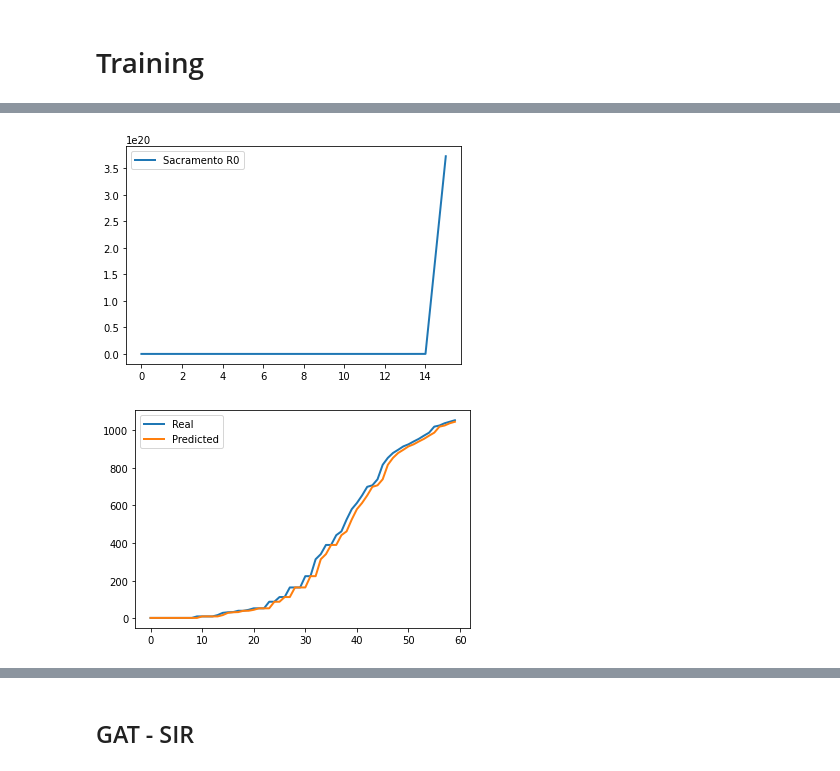
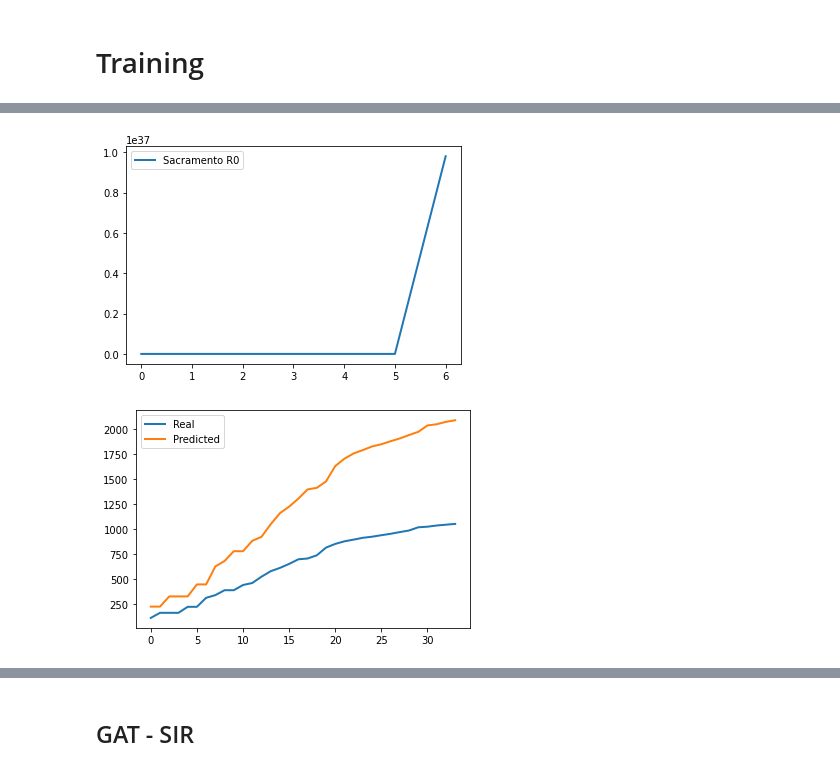
Before and after one commit to yiguanz/epidemic, a Jupyter notebook: covid19-severity-prediction/R0.ipynb, the cells around one changed output, grey strips where cells are left out. Saved outputs shown, nothing was run; the diff lists cells and outputs as text; code cells hidden in the pictures.

```diff
--- a/covid19-severity-prediction/R0.ipynb
+++ b/covid19-severity-prediction/R0.ipynb
@@ -55,4 +72,4 @@ temp_deaths = np.stack(temp_deaths, 1)
 # %%
-keys = df.keys()
-for i, val in enumerate(df.iloc[4]):
-    print(i, '\t', keys[i], '\t', val)
+#keys = df.keys()
+#for i, val in enumerate(df.iloc[4]):
+#    print(i, '\t', keys[i], '\t', val)
@@ -133,10 +165,10 @@ for start in range(valid_test_split - in_len - out_len + 1, num_days - in_len -
 # %%
 train_labels_Sacramento = []
-for i in range(19,79):
+for i in range(34):
     train_labels_Sacramento.append(train_labels_cases_1d[i][202].cpu().numpy())
 
 train_labels_NYC = []
-for i in range(19,79):
+for i in range(34):
     train_labels_NYC.append(train_labels_cases_1d[i][4].cpu().numpy())
 # %% [markdown]
 # Models
@@ -408,7 +626,8 @@ with th.no_grad():
     gamma_Sacramento = []
     beta_Sacramento = []
     train_vals = []
-    for idx in range(19, len(train_past_cases_1d)):
+    death_vals = []
+    for idx in range(len(train_past_cases_1d)):
         labels = train_labels_cases_1d[idx]
         batch = th.cat([train_past_cases_1d[idx], attrs], dim=1)
         th.manual_seed(1)
@@ -425,3 +644,4 @@ with th.no_grad():
         D = train_past_deaths_1d[idx][:,-1].view(3142,1)
         I_new, D_new = sir_1d_output(vals, I, D)
         train_vals.append(I_new)
+        death_vals.append(D_new)
@@ -427,0 +652,3 @@ with th.no_grad():
+# %%
+for i,j in zip(beta_Sacramento, gamma_Sacramento):
+    print(i,j)
@@ -429,24 +674,24 @@ with th.no_grad():
 import PIL
 import matplotlib.pyplot as plt
 
-x = range(60)
+x = range(len(R0_Sacramento))
 y1 = R0_Sacramento
 plt.plot(x, y1, ls="-", lw=2, label="Sacramento R0")
 plt.legend()
 plt.show()
 # %% [output]
-[figure, old version]
+[figure, new version]
 # %%
 pred_vals = []
-for i in range(79-19):
+for i in range(len(train_past_cases_1d)):
     pred_vals.append(train_vals[i][202].cpu().numpy())
 
-x = range(60)
+x = range(len(pred_vals))
 y1 = train_labels_Sacramento
 y2 = pred_vals
 plt.plot(x, y1, ls="-", lw=2, label="Real")
 plt.plot(x, y2, ls="-", lw=2, label="Predicted")
 plt.legend()
 plt.show()
 # %% [output]
-[figure, old version]
+[figure, new version]
```
Also changed, not shown: parts of 36 cells of this notebook.
